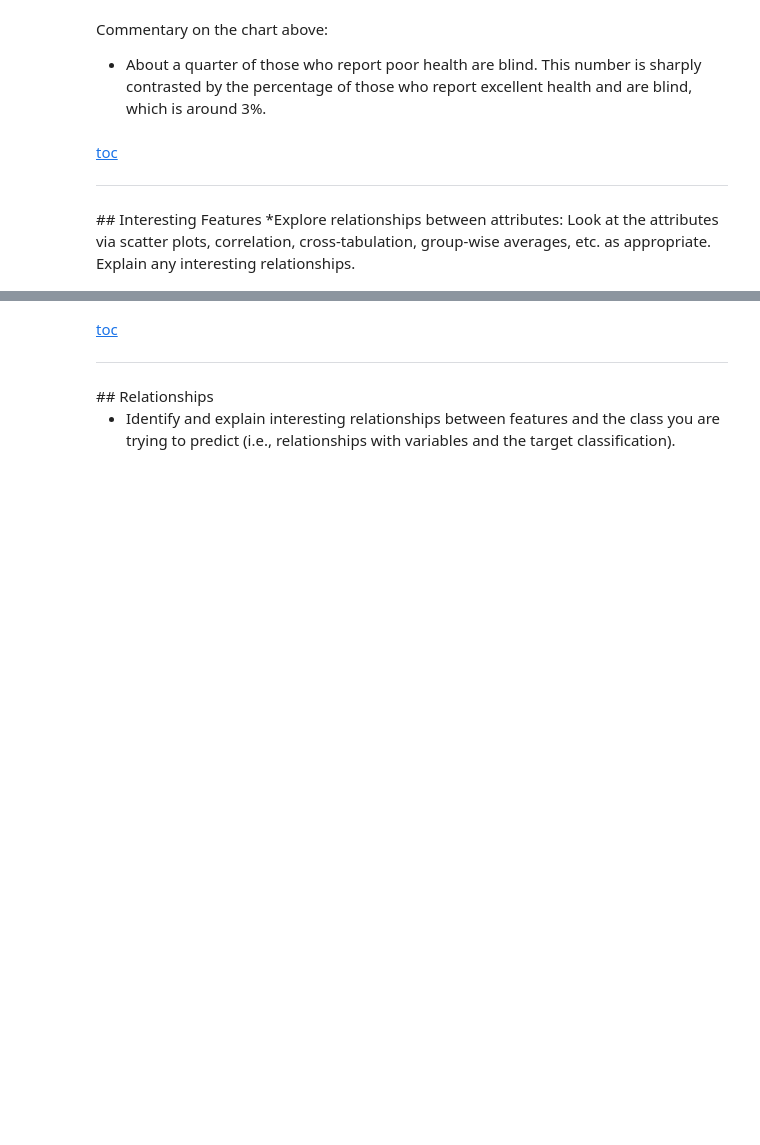
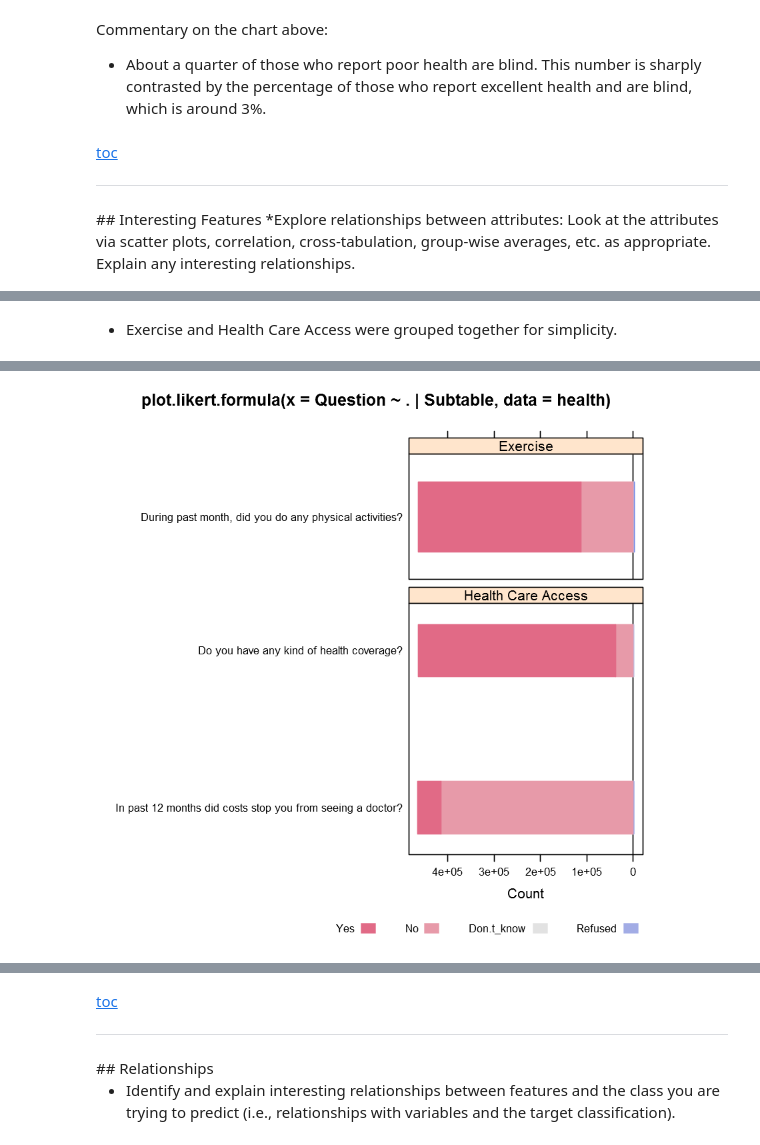
Before and after one commit to RahnL/DataScience-SMU, a Jupyter notebook: DataMining/DataMining-Lab1.ipynb, the cells around one changed output, grey strips where cells are left out. Cells and saved outputs as stored; diff of their text form; code cells hidden in the pictures; blank space fills up the shorter version.

```diff
--- a/DataMining/DataMining-Lab1.ipynb
+++ b/DataMining/DataMining-Lab1.ipynb
@@ -512,0 +561,10 @@ Commentary on the chart above:
+# %% [markdown]
+- Exercise and Health Care Access were grouped together for simplicity.
+# %%
+health <- read.csv("data/healthLikert.csv", header = T)
+as.data.frame(health)
+
+likert(Question ~ . | Subtable, data=health,
+        ylab=NULL,
+        scales=list(y=list(relation="free")), layout=c(1,2))
+# %% [output]
@@ -512,0 +575 @@ Commentary on the chart above:
+[figure, added]
```
Also changed, not shown: parts of 7 cells of this notebook.
